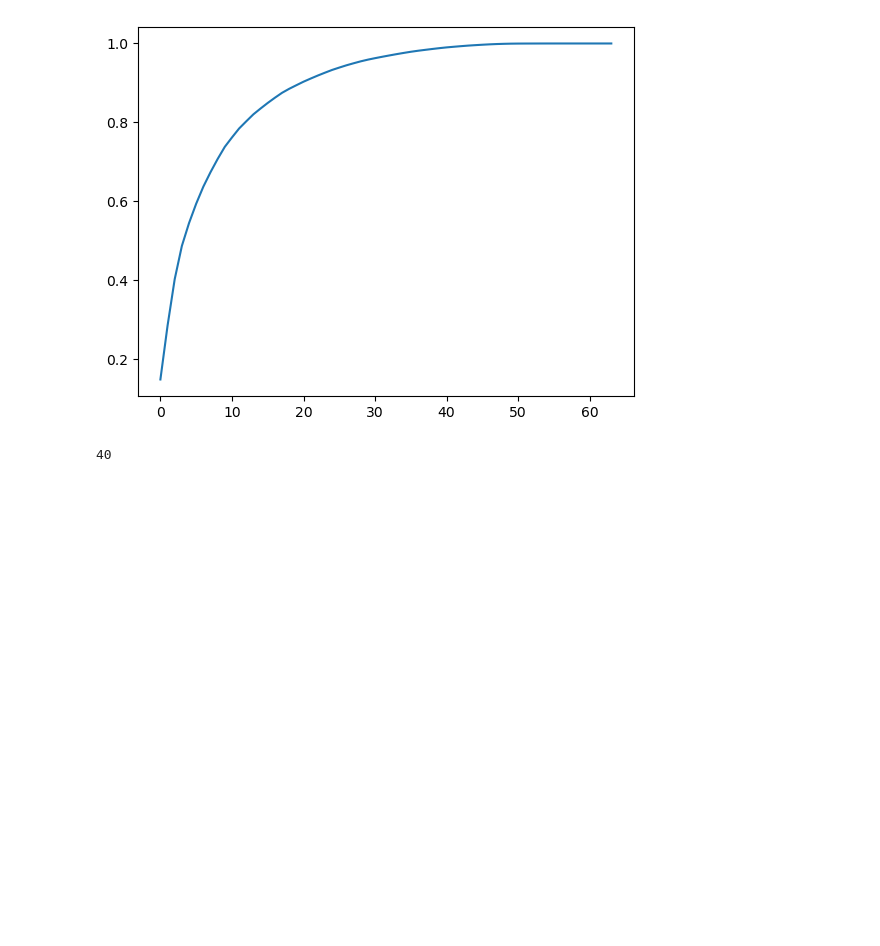
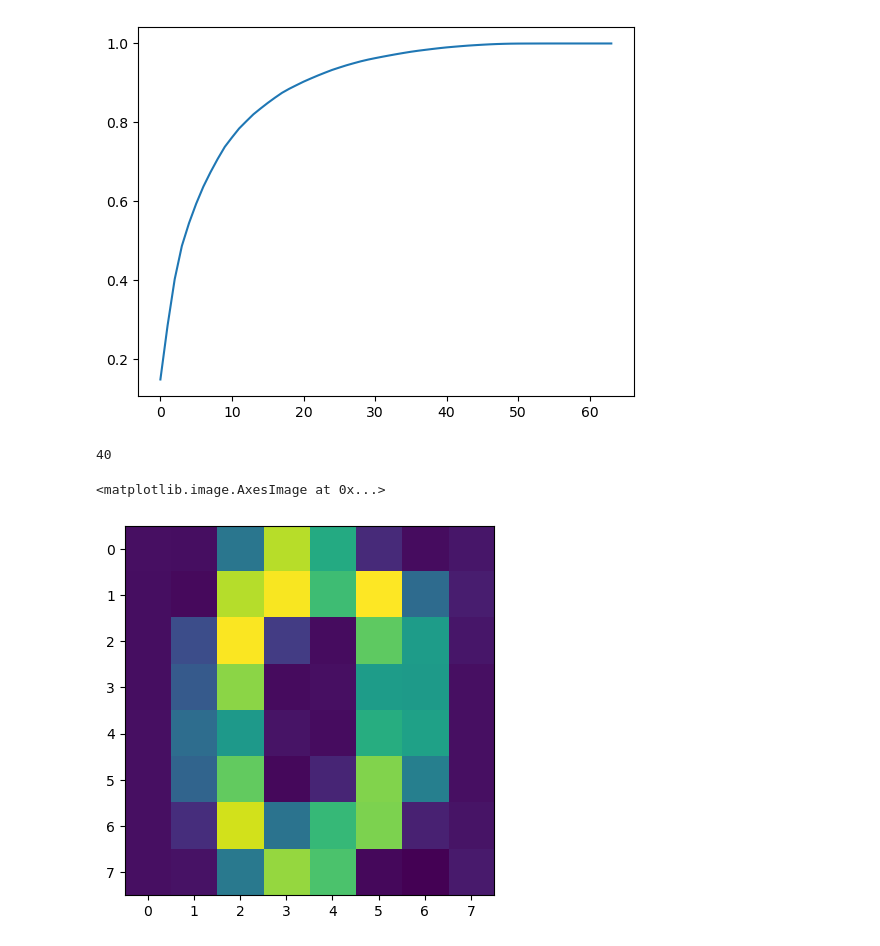
Before and after one commit to lorida0777/apprentissage_non_supervise, a Jupyter notebook: Decontamination_Digits.ipynb, the cells around one changed output. Saved outputs shown, nothing was run; the diff lists cells and outputs as text; code cells hidden in the pictures; blank space fills up the shorter version.

```diff
--- a/Decontamination_Digits.ipynb
+++ b/Decontamination_Digits.ipynb
@@ -107,3 +107,10 @@ np.argmax(np.cumsum(model.explained_variance_ratio_) >0.99)
 # %%
 model = PCA(n_components=40)
 X_reduced = model.fit_transform(X)
+# %%
+X_recoverd = model.inverse_transform(X_reduced)
+# %%
+plt.imshow(X_recoverd[0].reshape((8,8)))
+# %% [output]
+<matplotlib.image.AxesImage at 0x...>
+[figure, added]
```
